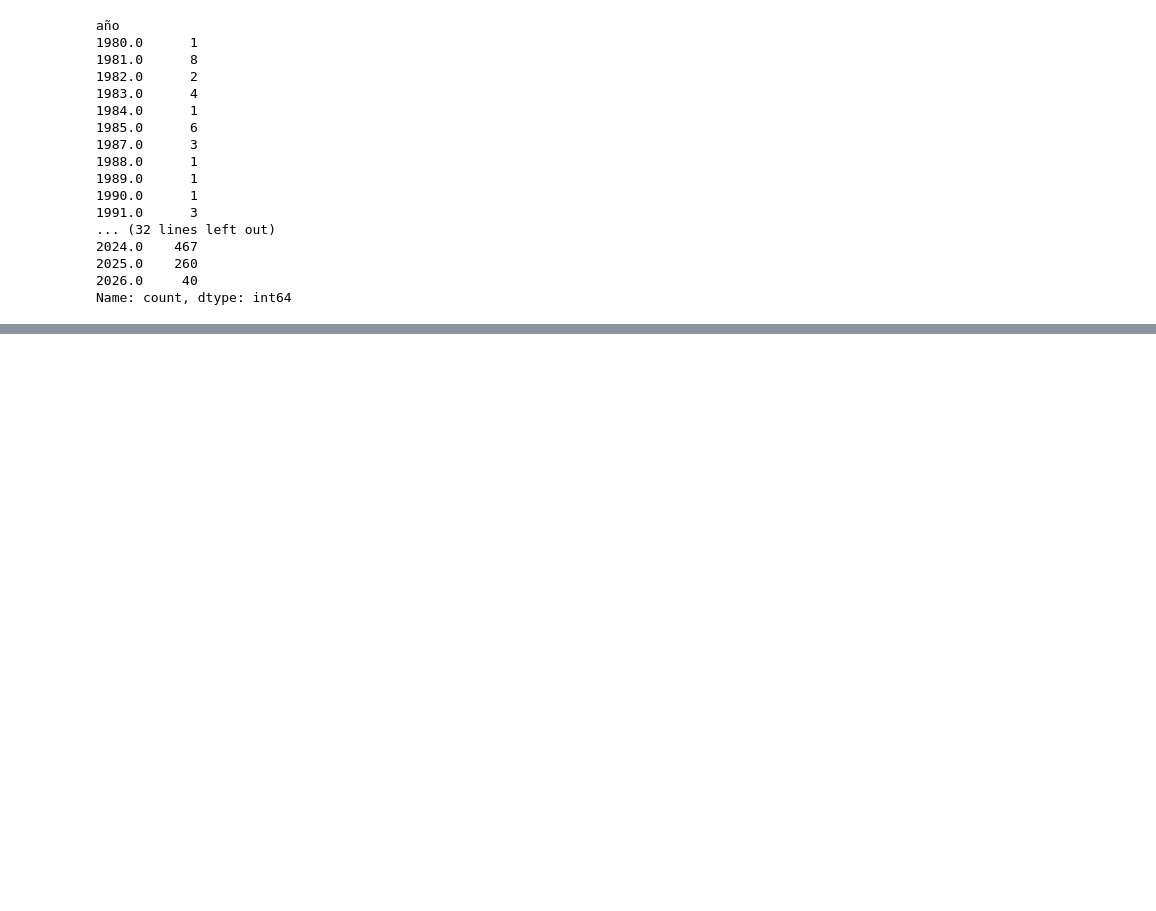
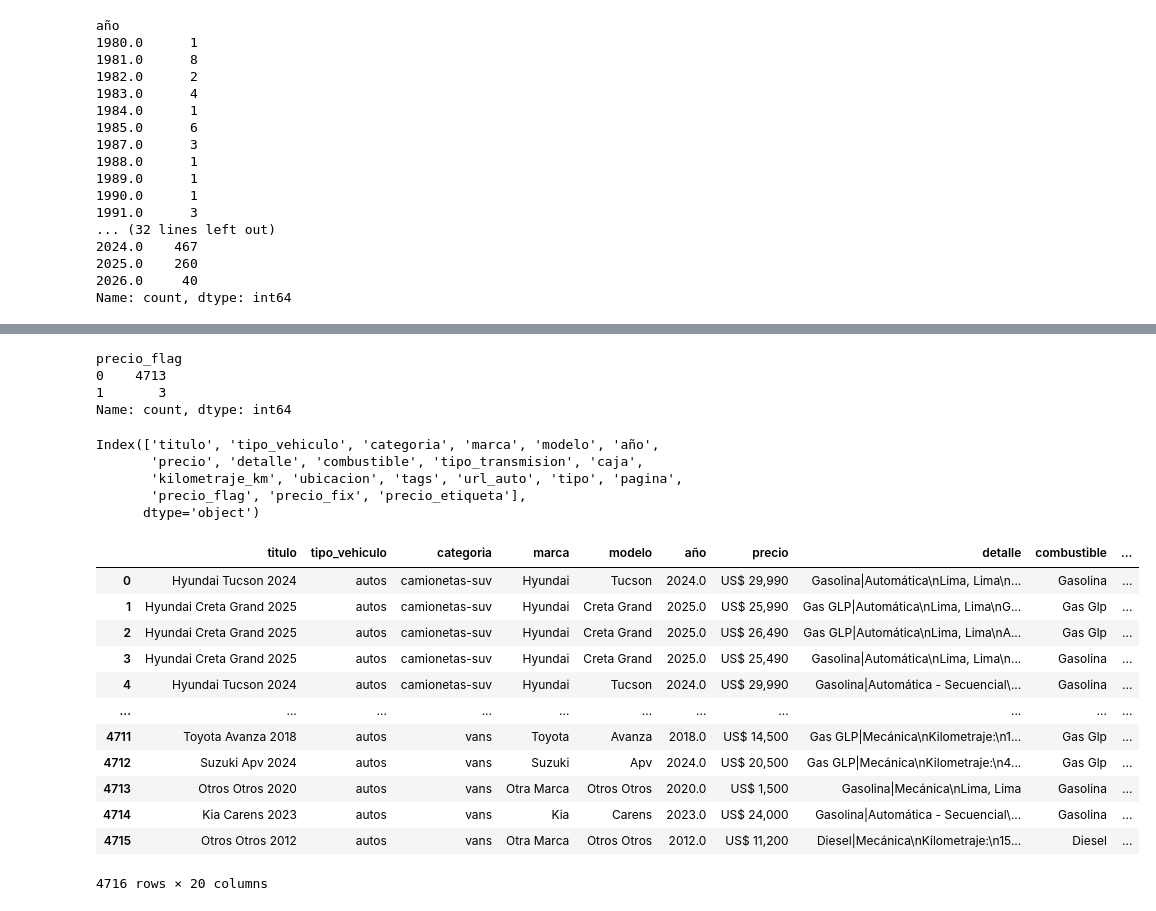
Before and after one commit to RH-007/vehiculos, a Jupyter notebook: process.ipynb, the cells around one changed output, grey strips where cells are left out. Saved outputs shown, nothing was run; the diff lists cells and outputs as text; code cells hidden in the pictures; blank space fills up the shorter version.

Commit message:
archivos
Hay nuevos csv aqui hay categorias

```diff
--- a/process.ipynb
+++ b/process.ipynb
@@ -278,0 +309,14 @@ data_final.to_excel("neo_autos.xlsx", index=False)
+# %%
+if not archivos_csv:
+    print(f"No se encontraron archivos CSV en la ruta: {rutas}")
+else:
+    print(f"Archivos CSV encontrados ({len(archivos_csv)}):")
+    for archivo in archivos_csv:
+        print(f"- {archivo.name}")
+
+    lista_de_dfs = [pd.read_csv(archivo, sep = "|") for archivo in archivos_csv]
+
+    df_combinado = pd.concat(lista_de_dfs, ignore_index=True)
+
+
+df_combinado.head()
@@ -278,0 +364,42 @@ data_final.to_excel("neo_autos.xlsx", index=False)
+# %%
+df_combinado["precio_flag"] = np.where(df_combinado["precio"].str.contains("Consultar"), 1, 0)
+df_combinado["precio_flag"].value_counts()
+# %% [output]
+precio_flag
+0    4713
+1       3
+Name: count, dtype: int64
+# %%
+df_combinado["precio_fix"] = df_combinado[df_combinado["precio_flag"]==0]["precio"].str.replace("$", "").str.replace(",", "").str.replace("US", "").astype(float)
+# %%
+labels_precio = [ "menor a $5K", "$5K - $10K", "$10K - $20K", "$20K - $30K", "$30K - $40K", "$40K a más"]
+
+df_combinado["precio_etiqueta"] = pd.cut(
+    df_combinado["precio_fix"],
+    bins=[-1, 5000, 10000, 20000, 30000, 40000, float('inf')],
+    labels=labels_precio
+    )
+# %%
+df_combinado.columns
+# %% [output]
+Index(['titulo', 'tipo_vehiculo', 'categoria', 'marca', 'modelo', 'año',
+       'precio', 'detalle', 'combustible', 'tipo_transmision', 'caja',
+       'kilometraje_km', 'ubicacion', 'tags', 'url_auto', 'tipo', 'pagina',
+       'precio_flag', 'precio_fix', 'precio_etiqueta'],
+      dtype='object')
+# %%
+df_combinado
+# %% [output]
+|  | titulo | tipo_vehiculo | categoria | marca | modelo | año | precio | detalle | combustible | ... |
+| 0 | Hyundai Tucson 2024 | autos | camionetas-suv | Hyundai | Tucson | 2024.0 | US$ 29,990 | Gasolina|Automática\nLima, Lima\n... | Gasolina | ... |
+| 1 | Hyundai Creta Grand 2025 | autos | camionetas-suv | Hyundai | Creta Grand | 2025.0 | US$ 25,990 | Gas GLP|Automática\nLima, Lima\nG... | Gas Glp | ... |
+| 2 | Hyundai Creta Grand 2025 | autos | camionetas-suv | Hyundai | Creta Grand | 2025.0 | US$ 26,490 | Gas GLP|Automática\nLima, Lima\nA... | Gas Glp | ... |
+| 3 | Hyundai Creta Grand 2025 | autos | camionetas-suv | Hyundai | Creta Grand | 2025.0 | US$ 25,490 | Gasolina|Automática\nLima, Lima\n... | Gasolina | ... |
+| 4 | Hyundai Tucson 2024 | autos | camionetas-suv | Hyundai | Tucson | 2024.0 | US$ 29,990 | Gasolina|Automática - Secuencial\... | Gasolina | ... |
+| ... | ... | ... | ... | ... | ... | ... | ... | ... | ... | ... |
+| 4711 | Toyota Avanza 2018 | autos | vans | Toyota | Avanza | 2018.0 | US$ 14,500 | Gas GLP|Mecánica\nKilometraje:\n1... | Gas Glp | ... |
+| 4712 | Suzuki Apv 2024 | autos | vans | Suzuki | Apv | 2024.0 | US$ 20,500 | Gas GLP|Mecánica\nKilometraje:\n4... | Gas Glp | ... |
+| 4713 | Otros Otros 2020 | autos | vans | Otra Marca | Otros Otros | 2020.0 | US$ 1,500 | Gasolina|Mecánica\nLima, Lima | Gasolina | ... |
+| 4714 | Kia Carens 2023 | autos | vans | Kia | Carens | 2023.0 | US$ 24,000 | Gasolina|Automática - Secuencial\... | Gasolina | ... |
+| 4715 | Otros Otros 2012 | autos | vans | Otra Marca | Otros Otros | 2012.0 | US$ 11,200 | Diesel|Mecánica\nKilometraje:\n15... | Diesel | ... |
+4716 rows × 20 columns
```
Also changed, not shown: parts of 10 cells of this notebook, 21 other files.
